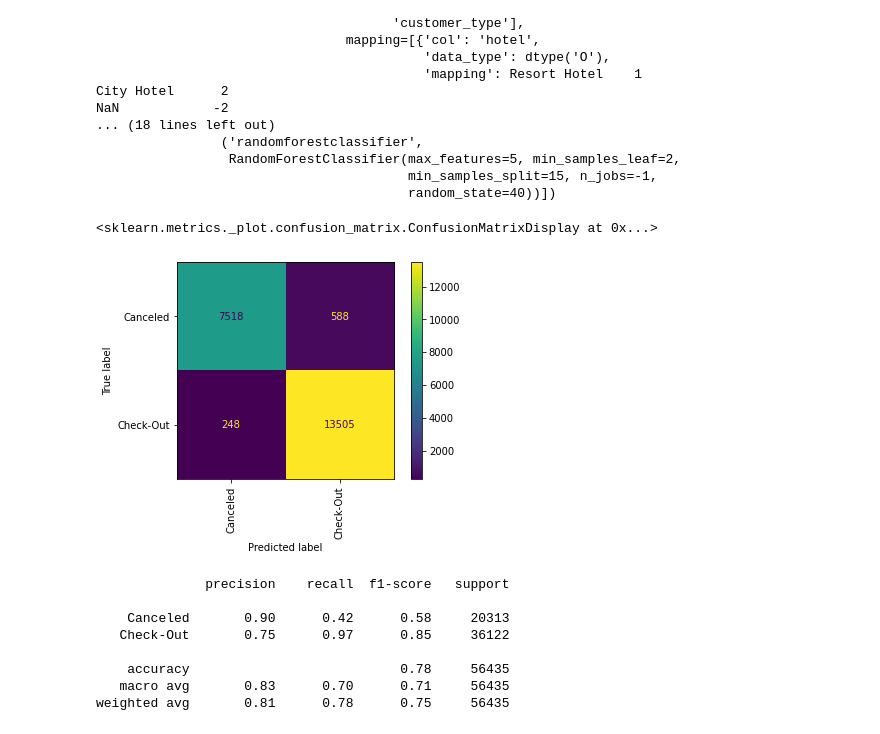
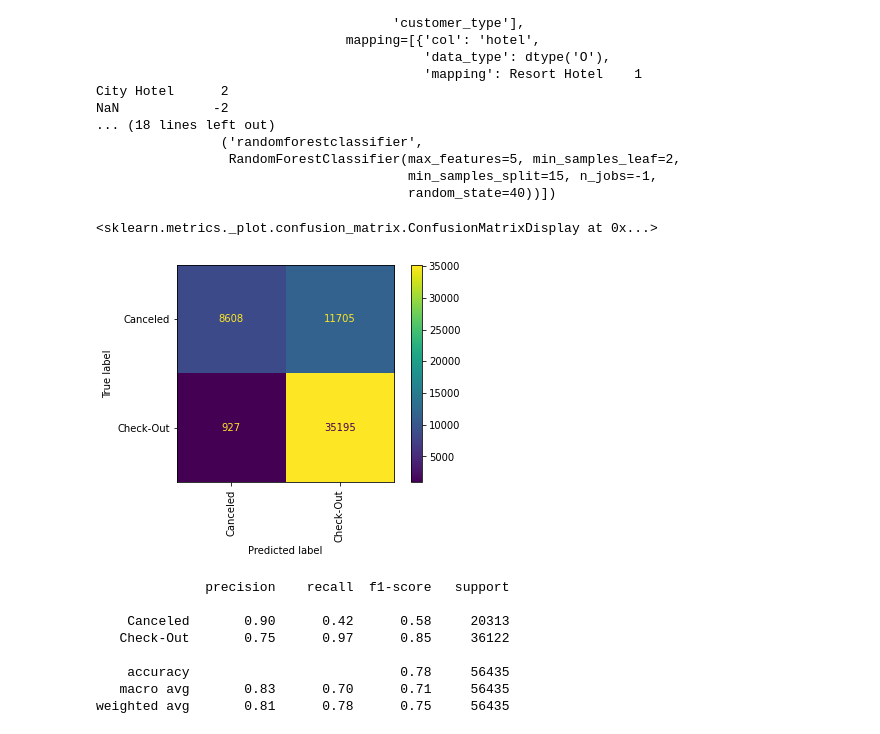
Before and after one commit to JonRivera/DS-Unit-2-Applied-Modeling, a Jupyter notebook: module3-permutation-boosting/LS_DS_233.1_assignment.ipynb, the cells around one changed output. Saved outputs shown, nothing was run; the diff lists cells and outputs as text; code cells hidden in the pictures.

```diff
--- a/module3-permutation-boosting/LS_DS_233.1_assignment.ipynb
+++ b/module3-permutation-boosting/LS_DS_233.1_assignment.ipynb
@@ -306,10 +306,10 @@ NaN            -2
                                         min_samples_split=15, n_jobs=-1,
                                         random_state=40))])
 # %%
-plot_confusion_matrix(model0, X_train, y_train, values_format='.0f', xticks_rotation='vertical')
+plot_confusion_matrix(model0, X_val, y_val, values_format='.0f', xticks_rotation='vertical')
 # %% [output]
 <sklearn.metrics._plot.confusion_matrix.ConfusionMatrixDisplay at 0x...>
-[figure, old version]
+[figure, new version]
 # %%
 y_pred0 = model0.predict(X_val)
 # %%
```
